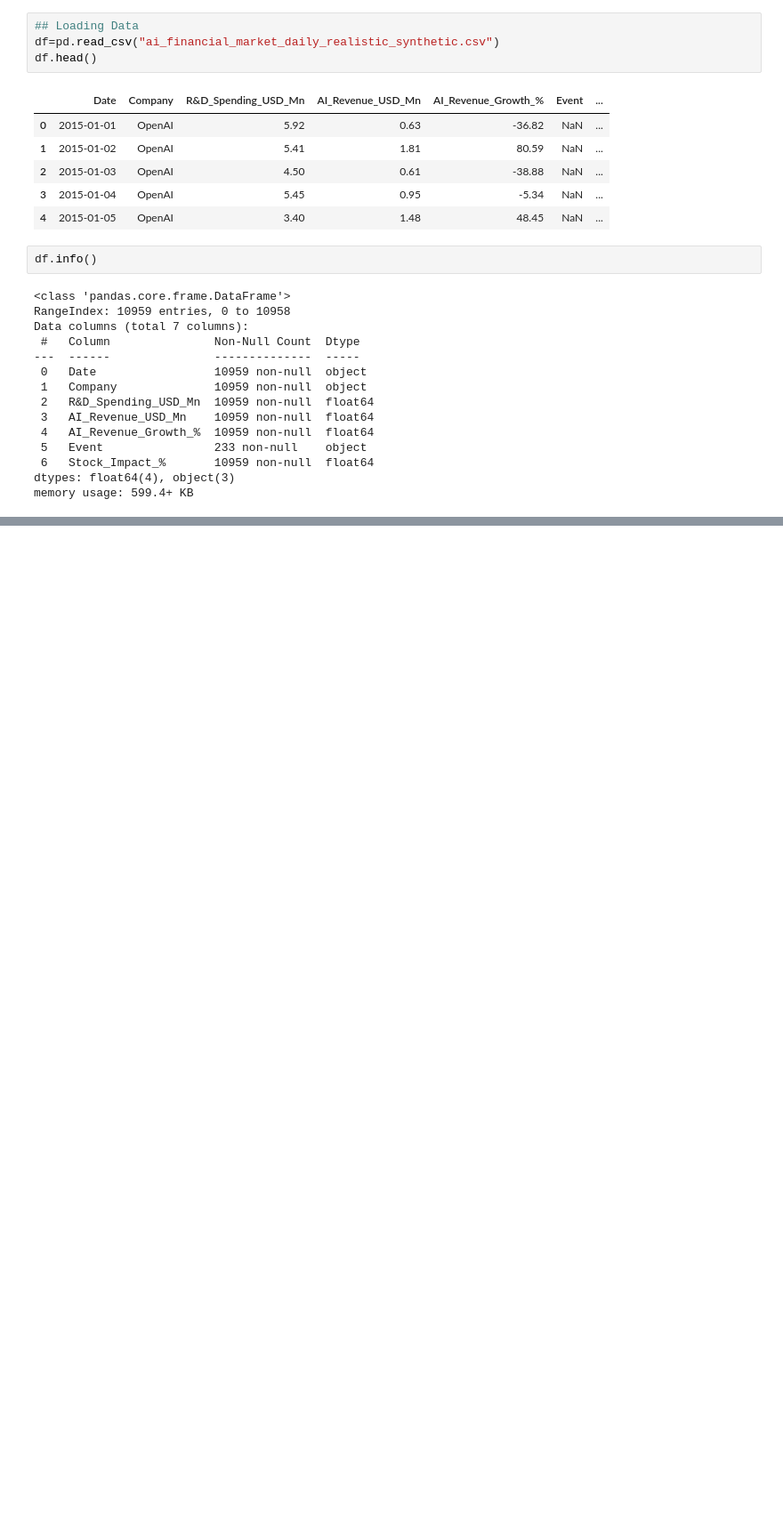
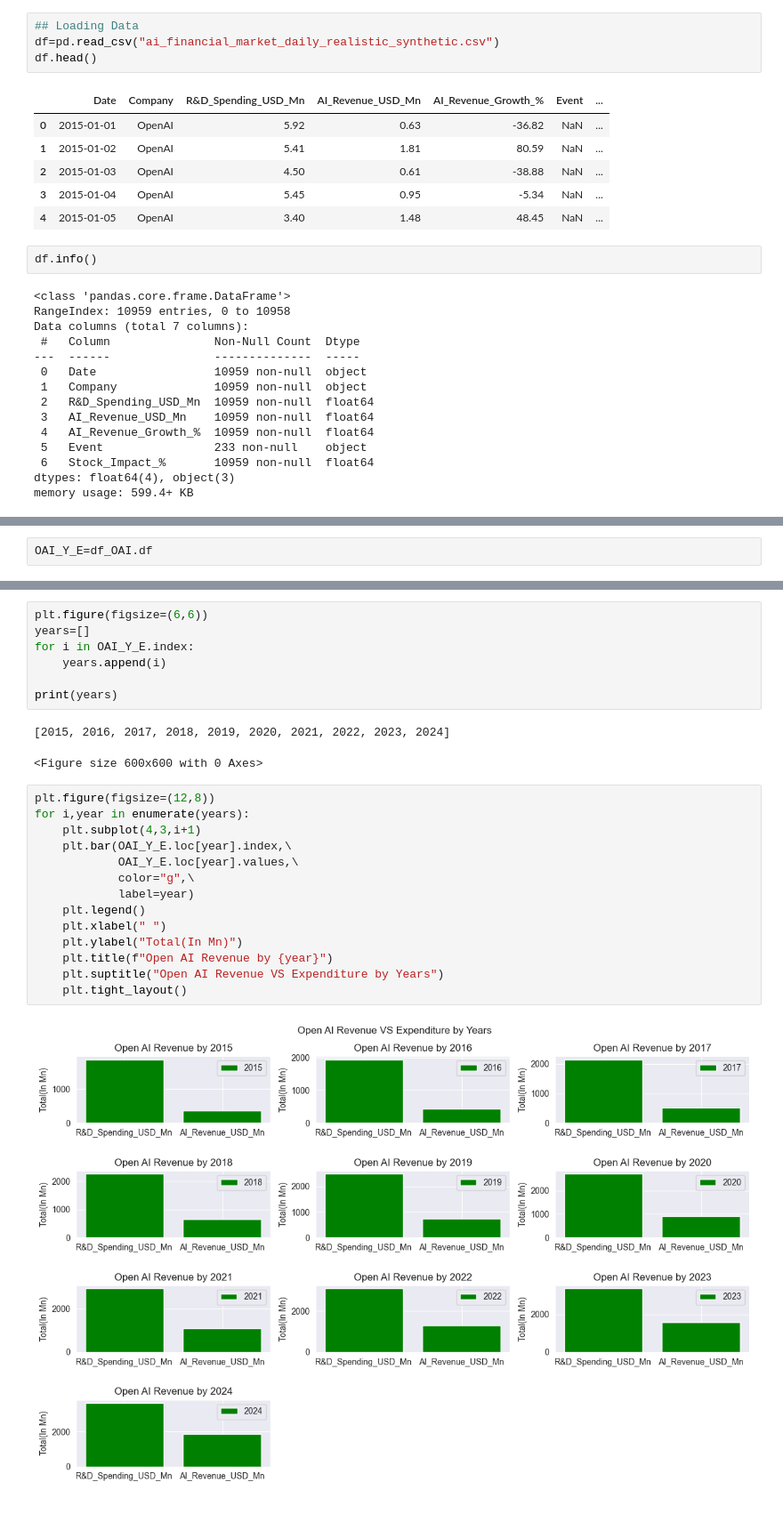
Before and after one commit to CodeStarkz/Analyse-AI-s-Financial-Market-Data-, a Jupyter notebook: AI_Financial_Data_Analysis.ipynb, the cells around one changed output, grey strips where cells are left out. Shown at 89% size. Saved outputs shown, nothing was run; the diff lists cells and outputs as text; blank space fills up the shorter version.

```diff
--- a/AI_Financial_Data_Analysis.ipynb
+++ b/AI_Financial_Data_Analysis.ipynb
@@ -33,0 +191,2 @@ memory usage: 599.4+ KB
+# %%
+OAI_Y_E=df_OAI.df
@@ -33,0 +203,26 @@ memory usage: 599.4+ KB
+# %%
+plt.figure(figsize=(6,6))
+years=[]
+for i in OAI_Y_E.index:
+    years.append(i)
+
+print(years)
+# %% [output]
+[2015, 2016, 2017, 2018, 2019, 2020, 2021, 2022, 2023, 2024]
+<Figure size 600x600 with 0 Axes>
+# %%
+plt.figure(figsize=(12,8))
+for i,year in enumerate(years):
+    plt.subplot(4,3,i+1)
+    plt.bar(OAI_Y_E.loc[year].index,\
+            OAI_Y_E.loc[year].values,\
+            color="g",\
+            label=year)
+    plt.legend()
+    plt.xlabel(" ")
+    plt.ylabel("Total(In Mn)")
+    plt.title(f"Open AI Revenue by {year}")
+    plt.suptitle("Open AI Revenue VS Expenditure by Years")
+    plt.tight_layout()
+# %% [output]
+[figure, added]
```
Also changed, not shown: parts of 38 cells of this notebook.
